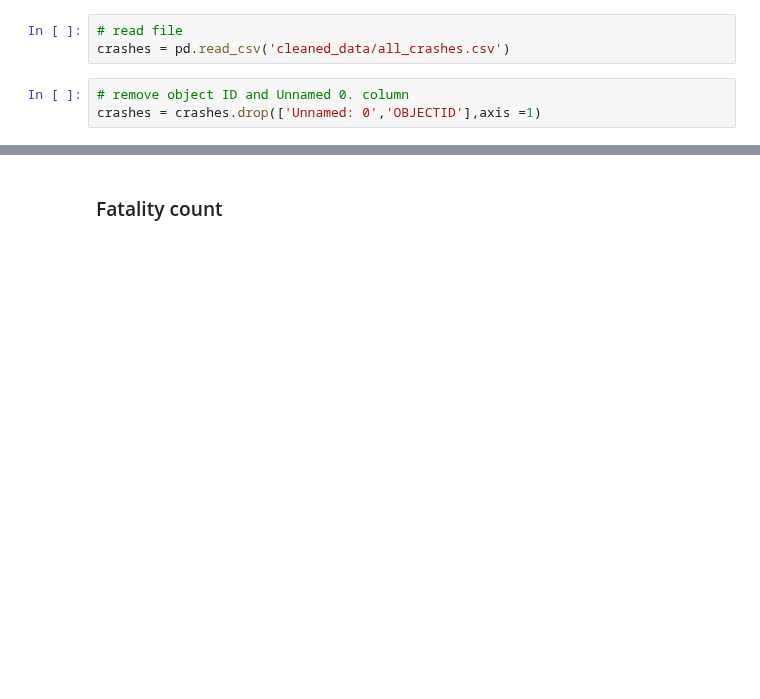
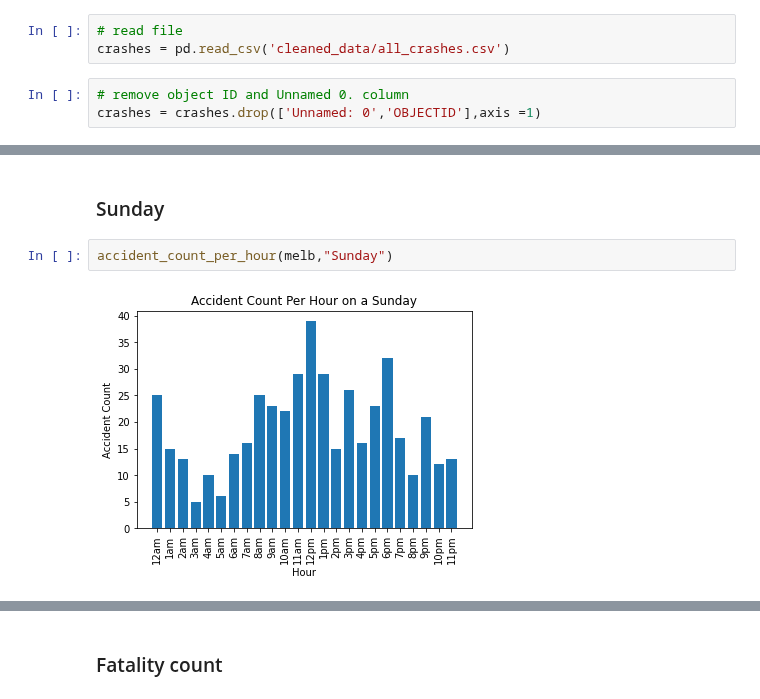
Before and after one commit to MarcusKorea/Crashes_in_Victoria, a Jupyter notebook: weekdays.ipynb, the cells around one changed output, grey strips where cells are left out. Cells and saved outputs as stored; diff of their text form; blank space fills up the shorter version.

```diff
--- a/weekdays.ipynb
+++ b/weekdays.ipynb
@@ -51,0 +160,6 @@ We can see that the amount of accidents increases throughout the week, but there
+# %% [markdown]
+### Sunday
+# %%
+accident_count_per_hour(melb,"Sunday")
+# %% [output]
+[figure, added]
```
Also changed, not shown: parts of 50 cells of this notebook.
